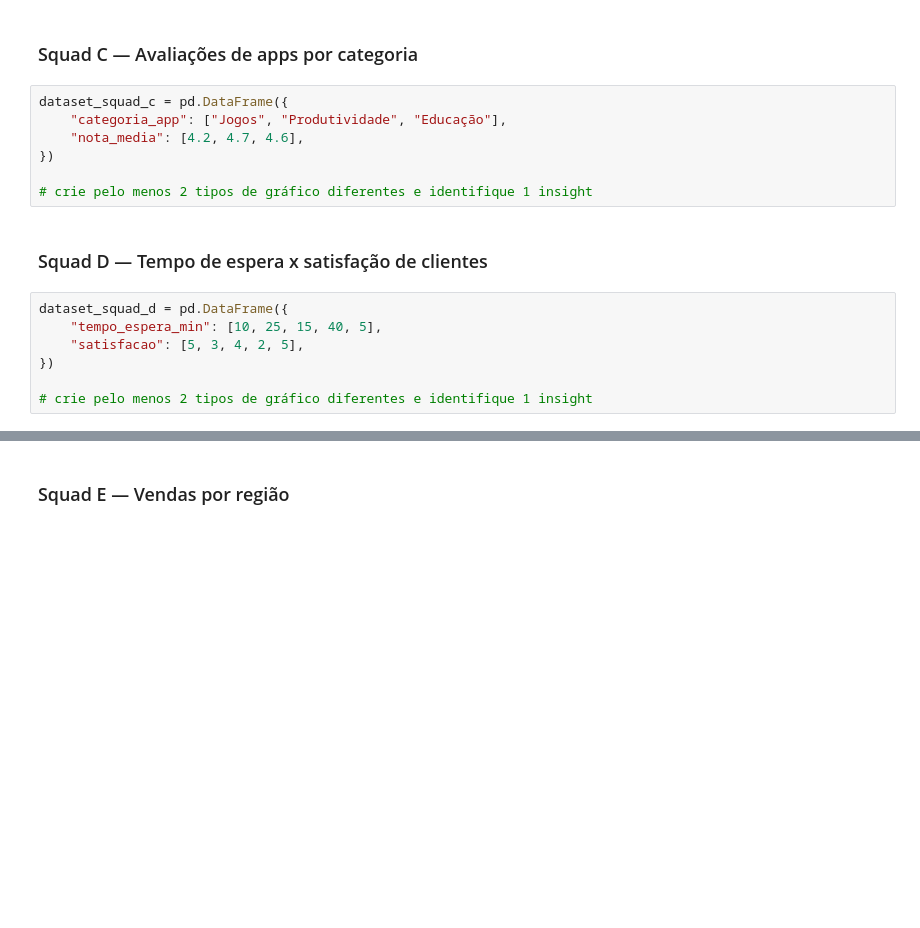
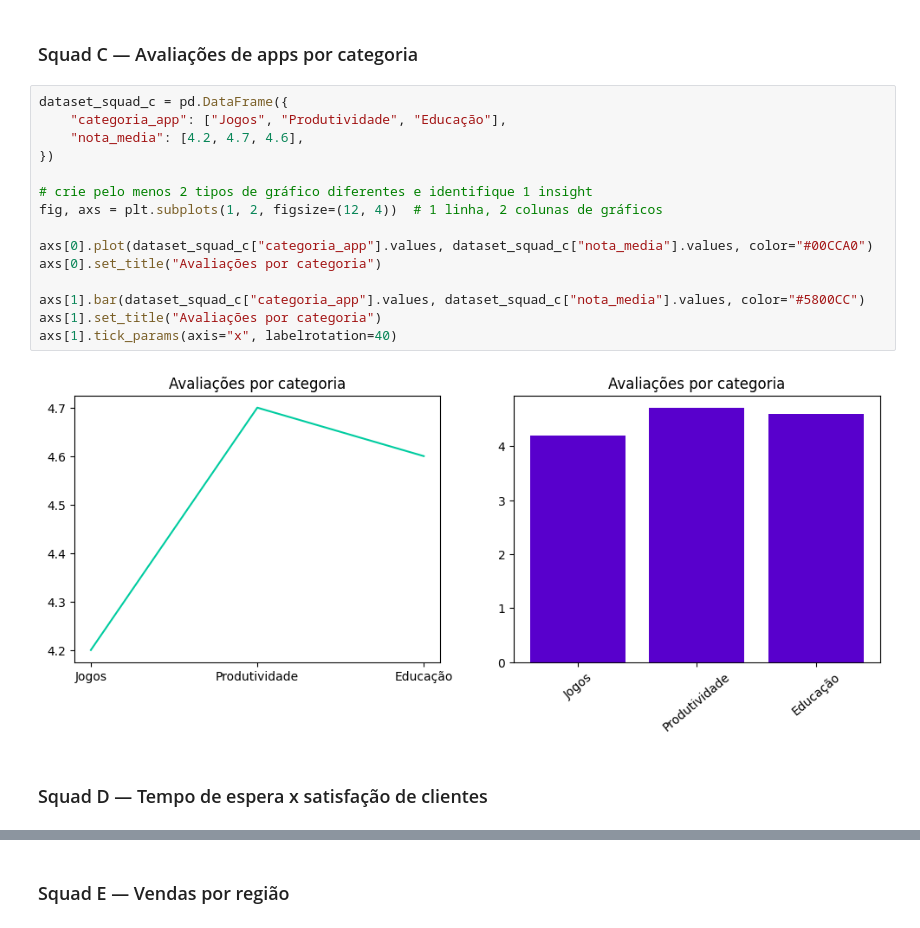
Before and after one commit to laisalegri/turma05-analise-de-dados-com-python, a Jupyter notebook: 07_Visualizacao_e_Pipelines/Aluno/notebook_colab_lais.ipynb, the cells around one changed output, grey strips where cells are left out. Drawn from its saved outputs; the diff is of its cells as text; blank space fills up the shorter version.

```diff
--- a/07_Visualizacao_e_Pipelines/Aluno/notebook_colab_lais.ipynb
+++ b/07_Visualizacao_e_Pipelines/Aluno/notebook_colab_lais.ipynb
@@ -502,16 +548,19 @@ dataset_squad_b = pd.DataFrame({
 # %%
 dataset_squad_c = pd.DataFrame({
     "categoria_app": ["Jogos", "Produtividade", "Educação"],
     "nota_media": [4.2, 4.7, 4.6],
 })
 
 # crie pelo menos 2 tipos de gráfico diferentes e identifique 1 insight
+fig, axs = plt.subplots(1, 2, figsize=(12, 4))  # 1 linha, 2 colunas de gráficos
+
+axs[0].plot(dataset_squad_c["categoria_app"].values, dataset_squad_c["nota_media"].values, color="#00CCA0")
+axs[0].set_title("Avaliações por categoria")
+
+axs[1].bar(dataset_squad_c["categoria_app"].values, dataset_squad_c["nota_media"].values, color="#5800CC")
+axs[1].set_title("Avaliações por categoria")
+axs[1].tick_params(axis="x", labelrotation=40)
+# %% [output]
+[figure, added]
 # %% [markdown]
 ### Squad D — Tempo de espera x satisfação de clientes
-# %%
-dataset_squad_d = pd.DataFrame({
-    "tempo_espera_min": [10, 25, 15, 40, 5],
-    "satisfacao": [5, 3, 4, 2, 5],
-})
-
-# crie pelo menos 2 tipos de gráfico diferentes e identifique 1 insight
```
Also changed, not shown: parts of 12 cells of this notebook, 3 other files.
